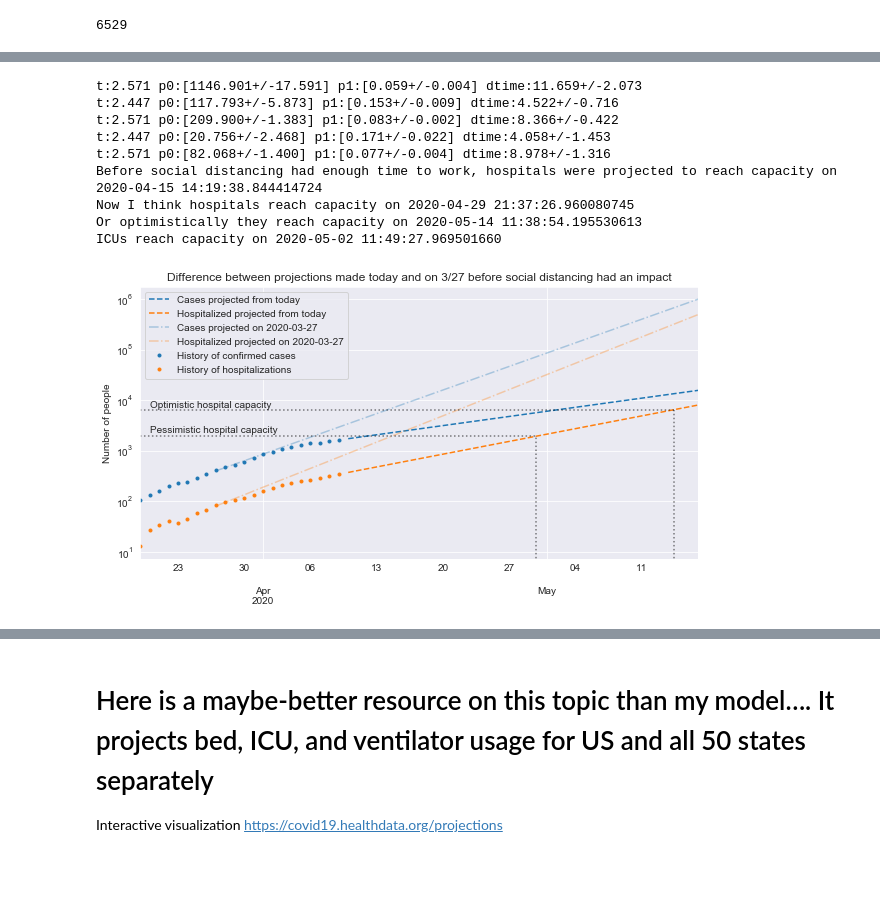
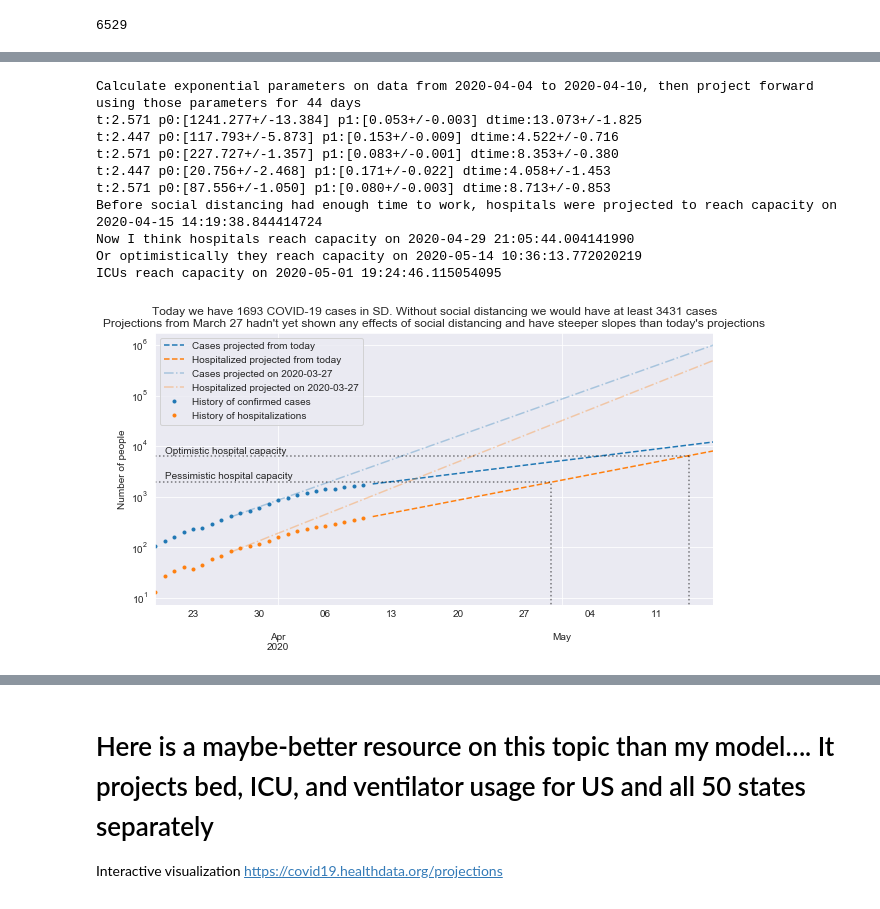
Before and after one commit to jasongfleischer/SanDiegoCountyCOVID19, a Jupyter notebook: San Diego Country Coronavirus History.ipynb, the cells around one changed output, grey strips where cells are left out. Cells and saved outputs as stored; diff of their text form; code cells hidden in the pictures; blank space fills up the shorter version.

```diff
--- a/San Diego Country Coronavirus History.ipynb
+++ b/San Diego Country Coronavirus History.ipynb
@@ -573,7 +581,7 @@ ICUs reach capacity on 2020-05-02 11:49:27.969501660
 fromdate = (pd.Timestamp(today)-pd.Timedelta('6 days')).isoformat().split('T')[0]
 startproj = (pd.Timestamp(today)+pd.Timedelta('1 day')).isoformat().split('T')[0]
 daystoproj = (pd.Timestamp('2020-03-19') + pd.Timedelta('60 days') - pd.Timestamp(fromdate)).days
-
+print('Calculate exponential parameters on data from {} to {}, then project forward using those parameters for {} days'.format(fromdate,today,daystoproj))
 
 doubling_time, ci95, case_p_est, case_p_cov  = estimate_doubling_time(cases[fromdate:])
 doubling_time, ci95, orig_case_p_est, orig_case_p_cov  = estimate_doubling_time(cases['2020-03-19':'2020-03-26'])
@@ -626,43 +634,45 @@ actual = pd.merge(cases.rename('History of confirmed cases'), hospitalizations.r
 actual.index = pd.DatetimeIndex(actual.index)
 
 fig, ax = plt.subplots(figsize=(10, 5))
-projected.plot(title='Difference between projections made today and on 3/27 before social distancing had an impact',ax=ax,logy=True,linestyle='--');
-orig_projected.plot(ax=ax,logy=True,color=colors,linestyle='-.',alpha=0.33);
+projected.plot(title='Today we have {} COVID-19 cases in SD. Without social distancing we would have at least {} cases\nProjections from March 27 hadn\'t yet shown any effects of social distancing and have steeper slopes than today\'s projections'.format(
+     actual.loc[today,'History of confirmed cases'], orig_projected.loc[today,'Cases projected on 2020-03-27']),ax=ax,logy=True,linestyle='--');
+orig_projected.plot(ax=ax,logy=True,color=colors,linestyle='-.',alpha=0.33)
 actual.plot(ax=ax,logy=True,color=colors,marker='.',linestyle='');
 
 
 plt.ylabel('Number of people');
 
 shiftvline = (pd.Timestamp(fromdate) - pd.Timestamp('2020-03-19')).days
 xmn = ax.get_xbound()[0]
 xmx = (hospital_capacity + xmn + shiftvline)
 ymn = 0
 ymx = availbeds
 ax.plot([xmn, xmx], [ymx,ymx], linestyle=':', color='k', alpha=0.5);
 ax.plot([xmx, xmx], [ymn,ymx], linestyle=':', color='k', alpha=0.5);
 ax.annotate('Pessimistic hospital capacity',
             xy=(xmn+1, 2300), xycoords='data', fontsize=10);
 xmn = ax.get_xbound()[0]
 xmx = (hospital_capacityO + xmn + shiftvline)
 ymn = 0
 ymx = availbedsO
 ax.plot([xmn, xmx], [ymx,ymx], linestyle=':', color='k', alpha=0.5);
 ax.plot([xmx, xmx], [ymn,ymx], linestyle=':', color='k', alpha=0.5);
 ax.annotate('Optimistic hospital capacity',
             xy=(xmn+1, 7200), xycoords='data', fontsize=10);
 
 plt.legend(loc='best')#, bbox_to_anchor=(0., .5, 1., 0.5))
 plt.savefig('Plots/hospitalcapacity-compare.png',dpi=300);
 # %% [output]
-t:2.571 p0:[1146.901+/-17.591] p1:[0.059+/-0.004] dtime:11.659+/-2.073
+Calculate exponential parameters on data from 2020-04-04 to 2020-04-10, then project forward using those parameters for 44 days
+t:2.571 p0:[1241.277+/-13.384] p1:[0.053+/-0.003] dtime:13.073+/-1.825
 t:2.447 p0:[117.793+/-5.873] p1:[0.153+/-0.009] dtime:4.522+/-0.716
-t:2.571 p0:[209.900+/-1.383] p1:[0.083+/-0.002] dtime:8.366+/-0.422
+t:2.571 p0:[227.727+/-1.357] p1:[0.083+/-0.001] dtime:8.353+/-0.380
 t:2.447 p0:[20.756+/-2.468] p1:[0.171+/-0.022] dtime:4.058+/-1.453
-t:2.571 p0:[82.068+/-1.400] p1:[0.077+/-0.004] dtime:8.978+/-1.316
+t:2.571 p0:[87.556+/-1.050] p1:[0.080+/-0.003] dtime:8.713+/-0.853
 Before social distancing had enough time to work, hospitals were projected to reach capacity on 2020-04-15 14:19:38.844414724
-Now I think hospitals reach capacity on 2020-04-29 21:37:26.960080745
-Or optimistically they reach capacity on 2020-05-14 11:38:54.195530613
-ICUs reach capacity on 2020-05-02 11:49:27.969501660
+Now I think hospitals reach capacity on 2020-04-29 21:05:44.004141990
+Or optimistically they reach capacity on 2020-05-14 10:36:13.772020219
+ICUs reach capacity on 2020-05-01 19:24:46.115054095
-[figure, old version]
+[figure, new version]
 # %%
 # this projection is based on doubling time calculated only over the last week of data
```
Also changed, not shown: parts of 22 cells of this notebook, 15 other files.
